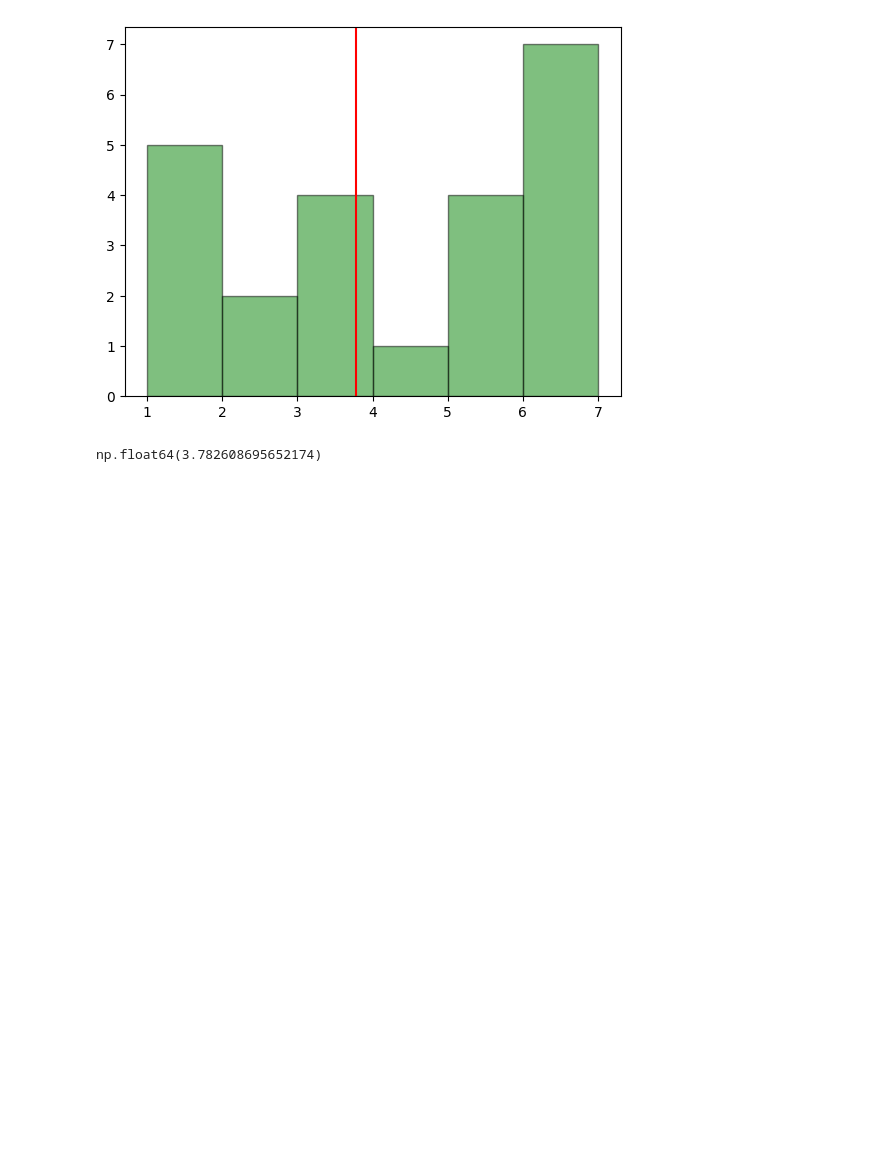
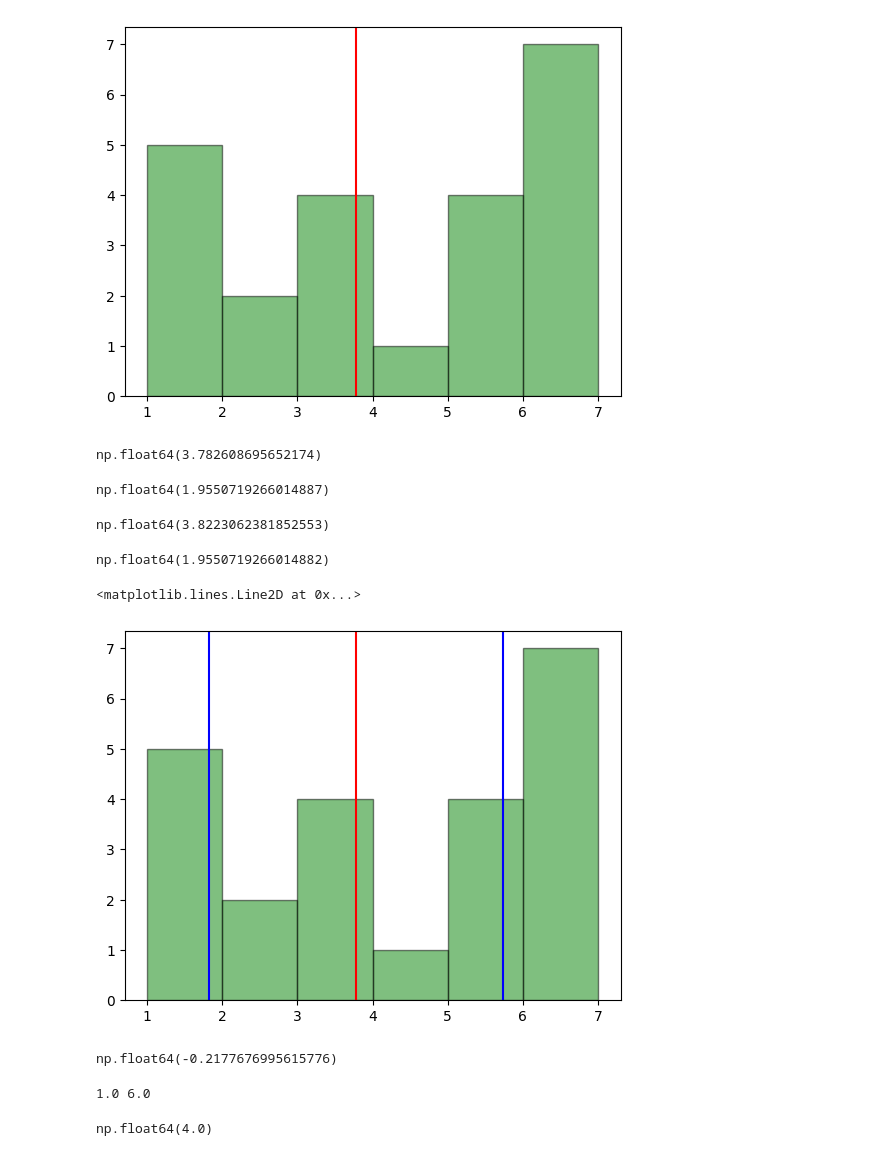
Before and after one commit to asegura4488/CienciaDatos, a Jupyter notebook: Semana4/EstimadoresEstadísticos.ipynb, the cells around one changed output. Drawn from its saved outputs; the diff is of its cells as text; code cells hidden in the pictures; blank space fills up the shorter version.

```diff
--- a/Semana4/EstimadoresEstadísticos.ipynb
+++ b/Semana4/EstimadoresEstadísticos.ipynb
@@ -298,3 +298,32 @@ plt.axvline(x=mean, color='r')
 np.mean(data)
 # %% [output]
 np.float64(3.782608695652174)
+# %%
+np.std(data)
+# %% [output]
+np.float64(1.9550719266014887)
+# %%
+varianza = np.sum( (X - mean)**2* HNorm )
+varianza
+# %% [output]
+np.float64(3.8223062381852553)
+# %%
+std = np.sqrt(varianza)
+std
+# %% [output]
+np.float64(1.9550719266014882)
+# %%
+plt.bar(m,H,width=w,ec='k',color='g',alpha=0.5)
+plt.axvline(x=mean, color='r')
+plt.axvline(x=mean+std, color='b')
+plt.axvline(x=mean-std, color='b')
+# %% [output]
+<matplotlib.lines.Line2D at 0x...>
+[figure, added]
+# %%
+# El tercer momento de la distribución, # Skew
+m3 = np.sum( (X - mean)**3 * HNorm )
+m3 = m3/std**3
+m3
+# %% [output]
+np.float64(-0.2177676995615776)
@@ -300,0 +334,11 @@ np.float64(3.782608695652174)
+# %%
+# Calcular los percentiles limite
+p5 = np.percentile(data, 5)
+p95 = np.percentile(data, 95)
+print(p5,p95)
+# %% [output]
+1.0 6.0
+# %%
+np.quantile(data,0.5)
+# %% [output]
+np.float64(4.0)
```
Also changed, not shown: parts of 1 cell of this notebook.
